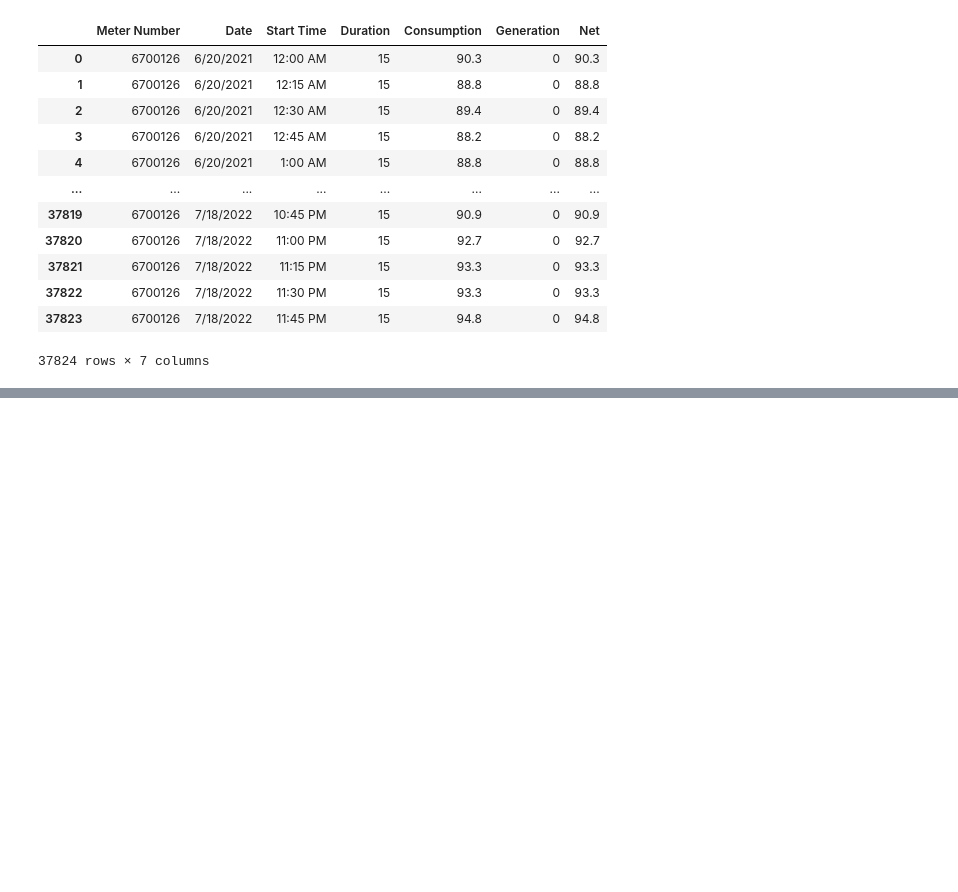
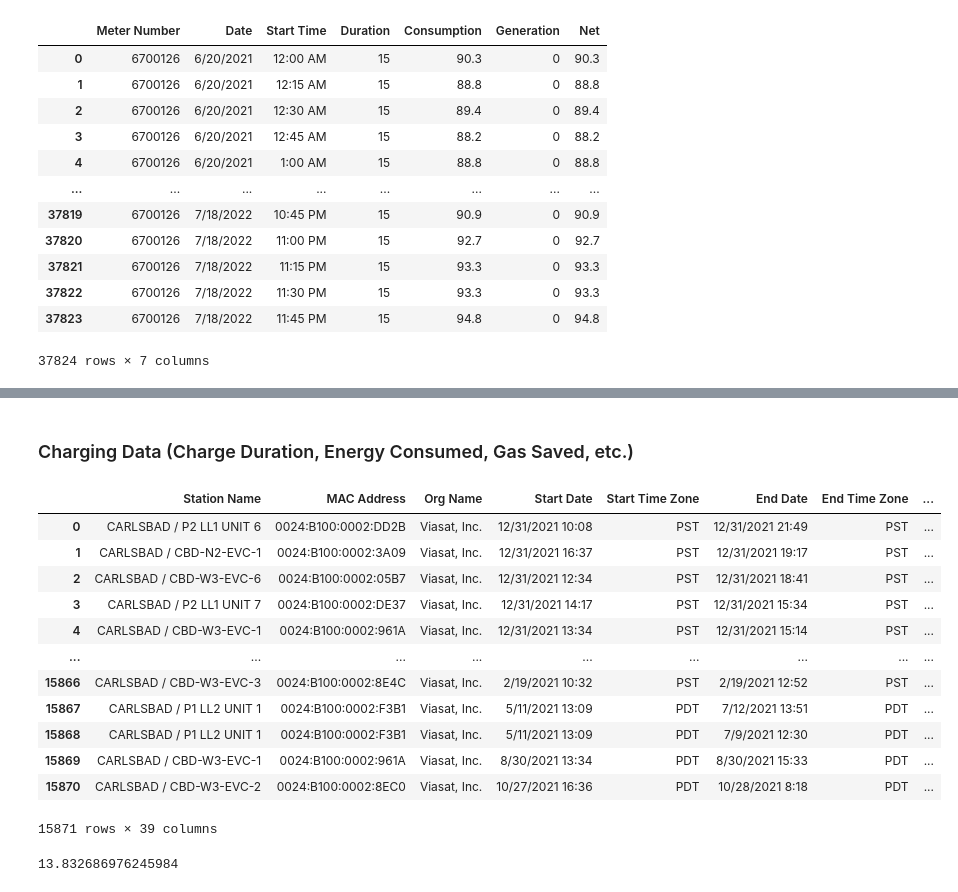
Before and after one commit to pallavigkwd/ENG100D, a Jupyter notebook: main.ipynb, the cells around one changed output, grey strips where cells are left out. Saved outputs shown, nothing was run; the diff lists cells and outputs as text; code cells hidden in the pictures; blank space fills up the shorter version.

Commit message:
viasat charging data + some data exploration

```diff
--- a/main.ipynb
+++ b/main.ipynb
@@ -149,0 +159,24 @@ Overall Average Consumption:  94.72127220812183
+# %% [markdown]
+### Charging Data (Charge Duration, Energy Consumed, Gas Saved, etc.)
+# %%
+viasatChargingData = pd.read_csv('data/viasatChargingData.csv')
+viasatChargingData
+# %% [output]
+|  | Station Name | MAC Address | Org Name | Start Date | Start Time Zone | End Date | End Time Zone | ... |
+| 0 | CARLSBAD / P2 LL1 UNIT 6 | 0024:B100:0002:DD2B | Viasat, Inc. | 12/31/2021 10:08 | PST | 12/31/2021 21:49 | PST | ... |
+| 1 | CARLSBAD / CBD-N2-EVC-1 | 0024:B100:0002:3A09 | Viasat, Inc. | 12/31/2021 16:37 | PST | 12/31/2021 19:17 | PST | ... |
+| 2 | CARLSBAD / CBD-W3-EVC-6 | 0024:B100:0002:05B7 | Viasat, Inc. | 12/31/2021 12:34 | PST | 12/31/2021 18:41 | PST | ... |
+| 3 | CARLSBAD / P2 LL1 UNIT 7 | 0024:B100:0002:DE37 | Viasat, Inc. | 12/31/2021 14:17 | PST | 12/31/2021 15:34 | PST | ... |
+| 4 | CARLSBAD / CBD-W3-EVC-1 | 0024:B100:0002:961A | Viasat, Inc. | 12/31/2021 13:34 | PST | 12/31/2021 15:14 | PST | ... |
+| ... | ... | ... | ... | ... | ... | ... | ... | ... |
+| 15866 | CARLSBAD / CBD-W3-EVC-3 | 0024:B100:0002:8E4C | Viasat, Inc. | 2/19/2021 10:32 | PST | 2/19/2021 12:52 | PST | ... |
+| 15867 | CARLSBAD / P1 LL2 UNIT 1 | 0024:B100:0002:F3B1 | Viasat, Inc. | 5/11/2021 13:09 | PDT | 7/12/2021 13:51 | PDT | ... |
+| 15868 | CARLSBAD / P1 LL2 UNIT 1 | 0024:B100:0002:F3B1 | Viasat, Inc. | 5/11/2021 13:09 | PDT | 7/9/2021 12:30 | PDT | ... |
+| 15869 | CARLSBAD / CBD-W3-EVC-1 | 0024:B100:0002:961A | Viasat, Inc. | 8/30/2021 13:34 | PDT | 8/30/2021 15:33 | PDT | ... |
+| 15870 | CARLSBAD / CBD-W3-EVC-2 | 0024:B100:0002:8EC0 | Viasat, Inc. | 10/27/2021 16:36 | PDT | 10/28/2021 8:18 | PDT | ... |
+15871 rows × 39 columns
+# %%
+avg_charge_energy = viasatChargingData['Energy (kWh)'].mean()
+print(avg_charge_energy)
+# %% [output]
+13.832686976245984
```
Also changed, not shown: parts of 2 cells of this notebook, 2 other files.
